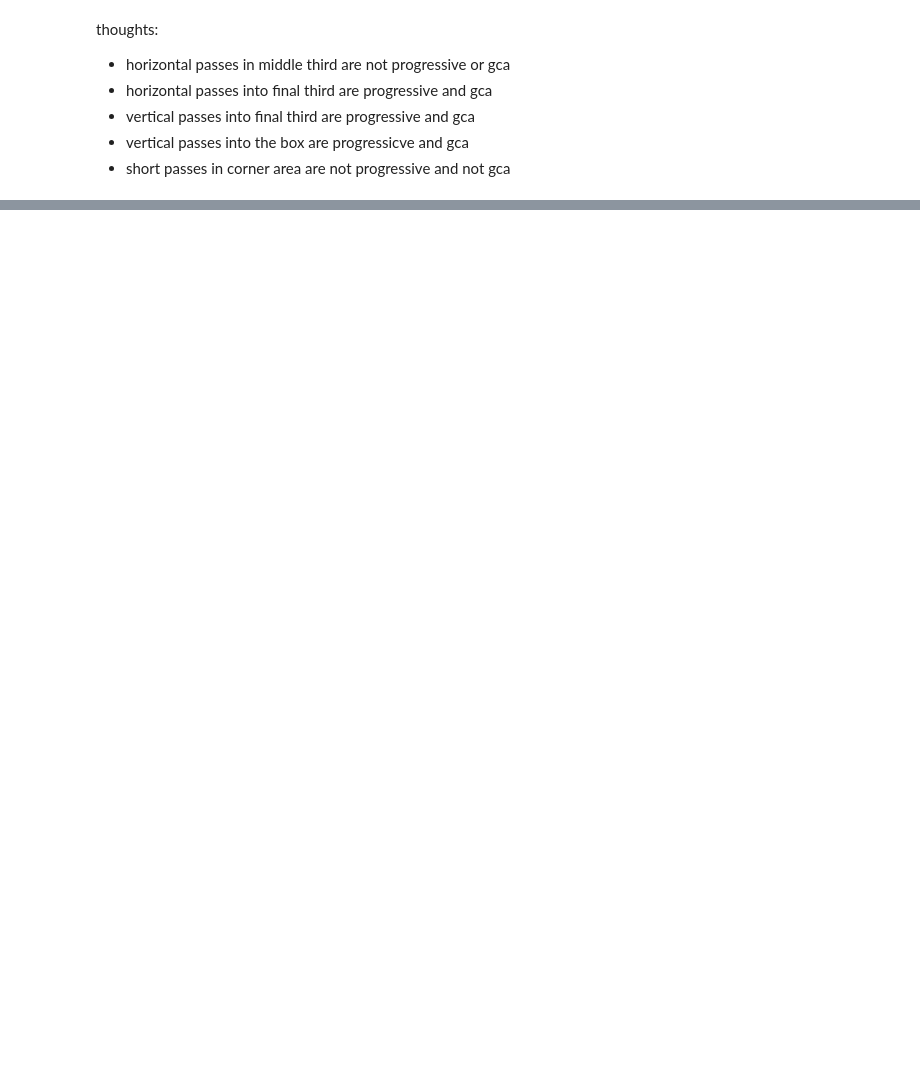
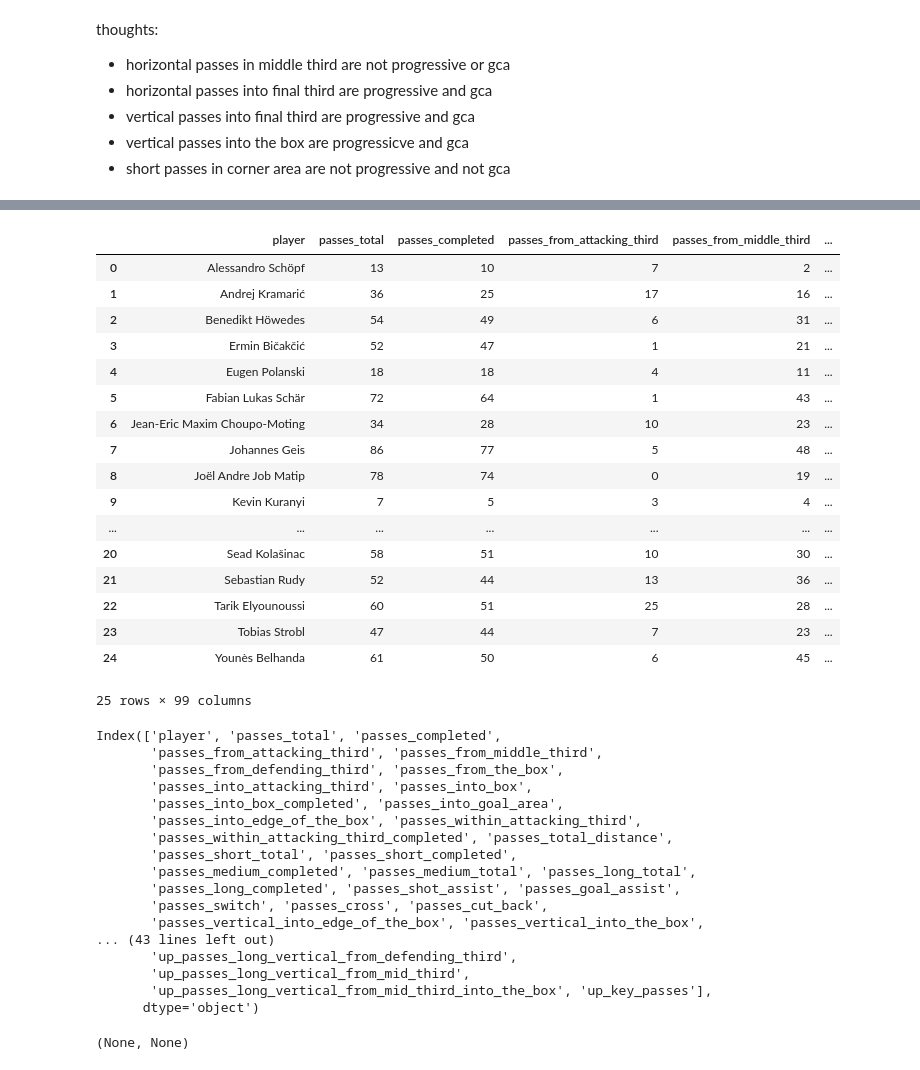
Before and after one commit to allorenz/football-player-similarity, a Jupyter notebook: src/passing.ipynb, the cells around one changed output, grey strips where cells are left out. Saved outputs shown, nothing was run; the diff lists cells and outputs as text; code cells hidden in the pictures; blank space fills up the shorter version.

```diff
--- a/src/passing.ipynb
+++ b/src/passing.ipynb
@@ -189,0 +533,31 @@ df.head()
+# %%
+calculation_pairs = [
+        ('passes_completed', 'passes_total', "pass_accuracy"),
+        ('up_passes_completed', 'up_passes_total', "up_pass_accuracy"),
+        ("passes_progressive_completed", "passes_progressive","pass_accuracy_progressive"),
+        ("up_passes_progressive_completed", "up_passes_progressive","up_pass_accuracy_progressive"),
+        ("passes_backward_completed", "passes_backward","pass_accuracy_backward"),
+        ("passes_horizontal_completed", "passes_horizontal","pass_horizontal_backward"),
+        ("up_passes_backward_completed", "up_passes_backward","up_pass_accuracy_backward"),
+        ("passes_into_box_completed", "passes_into_box", "pass_accuracy_into_box"),
+        ("passes_into_box_completed", "passes_into_box", "pass_accuracy_into_box"),
+        # TODO: passes_into_edge_of_the_box_completed
+        ("up_passes_into_box_completed", "up_passes_into_box", "up_pass_accuracy_into_box"),
+        ("passes_short_completed" , "passes_short_total", "pass_accuaracy_short"),
+        ("passes_medium_completed" , "passes_medium_total", "pass_accuaracy_medium"),
+        ("passes_long_completed" , "passes_long_total", "pass_accuaracy_long"),
+        ("passes_within_attacking_third_completed","passes_within_attacking_third", "pass_accuracy_within_attacking_third"),
+        ("up_passes_within_attacking_third_completed","up_passes_within_attacking_third", "up_pass_accuracy_within_attacking_third"),
+        ("passes_shot_assist", "passes_progressive", "pass_progressive_lead_to_shot_%" ),
+        ("passes_goal_assist", "passes_progressive", "pass_progressive_lead_to_goal_%" ),
+        ("passes_total_distance", "passes_total", "pass_mean_distance")
+
+    ]
+
+new_cols = ["player",'passes_completed']
+
+for a, b, c in calculation_pairs:
+    player_stats[c] = (player_stats[f'{a}'] / player_stats[f'{b}']).round(3)
+    new_cols.append(c)
+
+player_stats[new_cols]
@@ -538,0 +1052,46 @@ passing["pass_shot_assist"].value_counts(), passing["pass_goal_assist"].value_co
+# %%
+total_stats = player_under_pressure_grouping.groupby('player').sum()
+player_under_pressure_grouping = player_under_pressure_grouping.add_prefix('up_')
+player_under_pressure_grouping = player_under_pressure_grouping.reset_index()
+player_under_pressure_grouping = player_under_pressure_grouping[player_under_pressure_grouping["under_pressure"] == True]
+player_under_pressure_grouping = player_under_pressure_grouping.drop("under_pressure", axis=1)
+
+player_stats = pd.merge(left=total_stats, right=player_under_pressure_grouping, on="player")
+display(player_stats), print(player_stats.columns)
+# %% [output]
+|  | player | passes_total | passes_completed | passes_from_attacking_third | passes_from_middle_third | ... |
+| 0 | Alessandro Schöpf | 13 | 10 | 7 | 2 | ... |
+| 1 | Andrej Kramarić | 36 | 25 | 17 | 16 | ... |
+| 2 | Benedikt Höwedes | 54 | 49 | 6 | 31 | ... |
+| 3 | Ermin Bičakčić | 52 | 47 | 1 | 21 | ... |
+| 4 | Eugen Polanski | 18 | 18 | 4 | 11 | ... |
+| 5 | Fabian Lukas Schär | 72 | 64 | 1 | 43 | ... |
+| 6 | Jean-Eric Maxim Choupo-Moting | 34 | 28 | 10 | 23 | ... |
+| 7 | Johannes Geis | 86 | 77 | 5 | 48 | ... |
+| 8 | Joël Andre Job Matip | 78 | 74 | 0 | 19 | ... |
+| 9 | Kevin Kuranyi | 7 | 5 | 3 | 4 | ... |
+| ... | ... | ... | ... | ... | ... | ... |
+| 20 | Sead Kolašinac | 58 | 51 | 10 | 30 | ... |
+| 21 | Sebastian Rudy | 52 | 44 | 13 | 36 | ... |
+| 22 | Tarik Elyounoussi | 60 | 51 | 25 | 28 | ... |
+| 23 | Tobias Strobl | 47 | 44 | 7 | 23 | ... |
+| 24 | Younès Belhanda | 61 | 50 | 6 | 45 | ... |
+25 rows × 99 columns
+Index(['player', 'passes_total', 'passes_completed',
+       'passes_from_attacking_third', 'passes_from_middle_third',
+       'passes_from_defending_third', 'passes_from_the_box',
+       'passes_into_attacking_third', 'passes_into_box',
+       'passes_into_box_completed', 'passes_into_goal_area',
+       'passes_into_edge_of_the_box', 'passes_within_attacking_third',
+       'passes_within_attacking_third_completed', 'passes_total_distance',
+       'passes_short_total', 'passes_short_completed',
+       'passes_medium_completed', 'passes_medium_total', 'passes_long_total',
+       'passes_long_completed', 'passes_shot_assist', 'passes_goal_assist',
+       'passes_switch', 'passes_cross', 'passes_cut_back',
+       'passes_vertical_into_edge_of_the_box', 'passes_vertical_into_the_box',
+... (43 lines left out)
+       'up_passes_long_vertical_from_defending_third',
+       'up_passes_long_vertical_from_mid_third',
+       'up_passes_long_vertical_from_mid_third_into_the_box', 'up_key_passes'],
+      dtype='object')
+(None, None)
```
Also changed, not shown: parts of 20 cells of this notebook, 4 other files.
